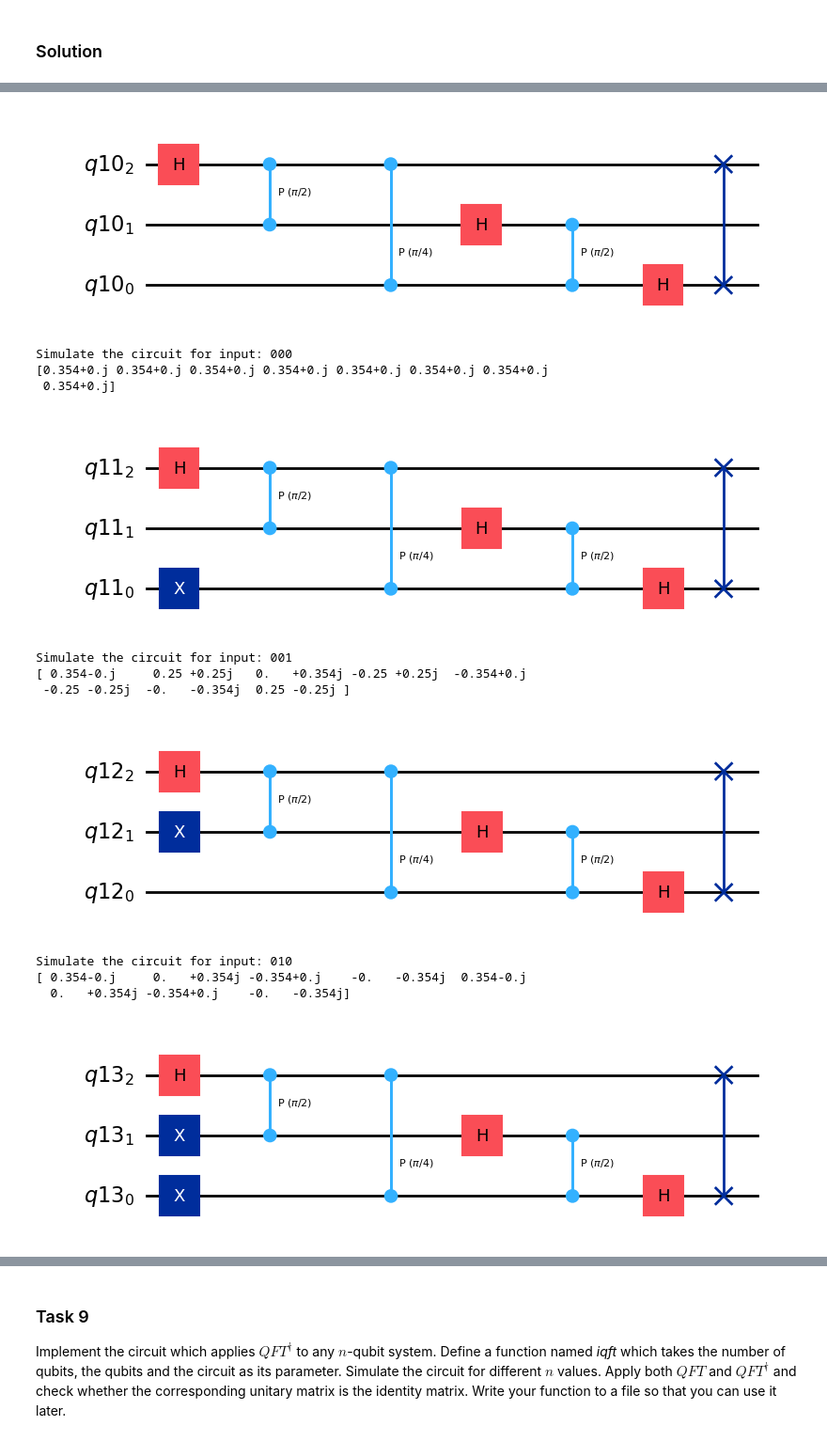
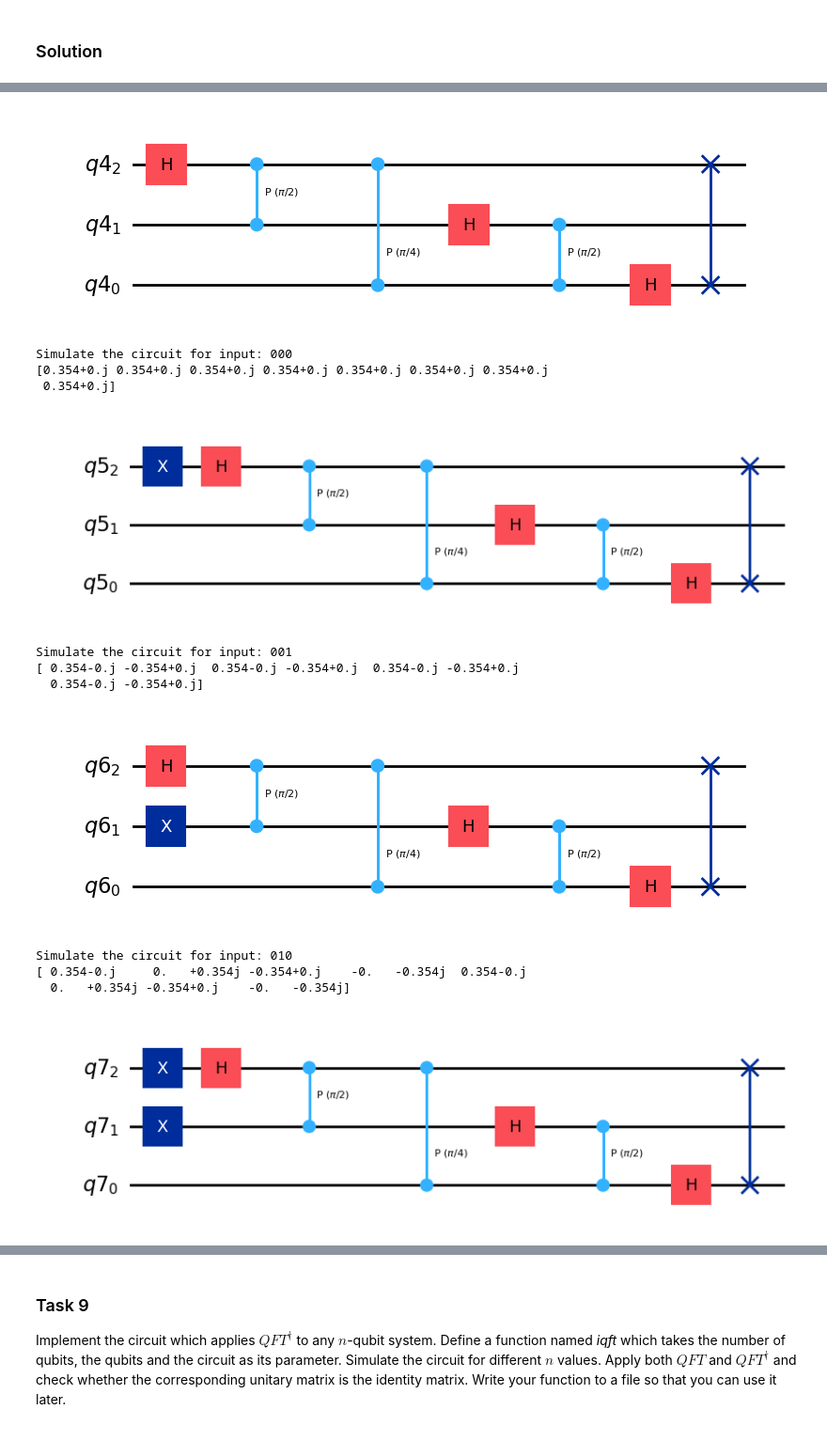
Before and after one commit to ozlemsalehi/cs435, a Jupyter notebook: silver/D02_Quantum_Fourier_Transform_Solutions.ipynb, the cells around one changed output, grey strips where cells are left out. Shown at 94% size. Saved outputs shown, nothing was run; the diff lists cells and outputs as text; code cells hidden in the pictures.

Commit message:
QFT Qiskit ordering

```diff
--- a/silver/D02_Quantum_Fourier_Transform_Solutions.ipynb
+++ b/silver/D02_Quantum_Fourier_Transform_Solutions.ipynb
@@ -232,75 +236,78 @@ Implement the circuit which applies $QFT$ to any $n$-qubit system. Define a func
 # %%
-#%%writefile qft.py
-
 from qiskit import QuantumRegister, ClassicalRegister, QuantumCircuit
-from qiskit_aer import StatevectorSimulator
 from math import pi
 
 def qft(n, qubits, circuit):
-    #For each qubit
-    for i in range(n):
+    # Qiskit ordering: qubits[n-1] is the most significant qubit (j_1 in the text)
+    # and qubits[0] is the least significant qubit (j_n in the text).
+
+    #For each qubit, starting from the most significant one
+    for i in range(n-1,-1,-1):
         #Apply Hadamard to the qubit
         circuit.h(qubits[i])
 
         #Apply CR_k gates where j is the control and i is the target
         k=2 #We start with k=2
-        for j in range(i+1,n):
-            #Apply CR_k gate
-            circuit.cp(pi*2/2**(k), qubits[j],qubits[i])
+        for j in range(i-1,-1,-1):
+            circuit.cp(2*pi/2**k, qubits[j],qubits[i])
             k=k+1 #Increment k at each step
 
+    #Swap the qubits
     for i in range(n//2):
         circuit.swap(qubits[i],qubits[n-i-1])
 # %%
+import numpy as np
+from qiskit import QuantumRegister, QuantumCircuit
+from qiskit_aer import StatevectorSimulator
+from qiskit.quantum_info import Operator
+from qiskit.circuit.library import QFTGate
+
+n=3
+
 inputs = ['000','001','010','011','100','101','110','111']
-n = 3
 
 for input in inputs:
 
     #Create n qubits
     q2=QuantumRegister(n)
 
     #Create circuit
     qc2 = QuantumCircuit(q2)
 
     #initialization
     if input[0]=='1':
-        qc2.x(q2[0])
+      qc2.x(q2[2])
 
     if input[1]=='1':
         qc2.x(q2[1])
 
     if input[2]=='1':
-        qc2.x(q2[2])
-
+        qc2.x(q2[0])
 
     #Call qft function
     qft(n,q2,qc2)
-
-    #Reverse the qubits
-    qc2 = qc2.reverse_bits()
 
     #Printing circuit
     display(qc2.draw('mpl', reverse_bits=True))
 
     #Simulating circuit
     print('Simulate the circuit for input:', input)
     job = StatevectorSimulator().run(qc2)
     v2=job.result().get_statevector(qc2,decimals=3)
 
     print(v2.data)
 # %% [output]
-[figure, old version]
+[figure, new version]
 Simulate the circuit for input: 000
 [0.354+0.j 0.354+0.j 0.354+0.j 0.354+0.j 0.354+0.j 0.354+0.j 0.354+0.j
  0.354+0.j]
-[figure, old version]
+[figure, new version]
 Simulate the circuit for input: 001
-[ 0.354-0.j     0.25 +0.25j   0.   +0.354j -0.25 +0.25j  -0.354+0.j
- -0.25 -0.25j  -0.   -0.354j  0.25 -0.25j ]
+[ 0.354-0.j -0.354+0.j  0.354-0.j -0.354+0.j  0.354-0.j -0.354+0.j
+  0.354-0.j -0.354+0.j]
-[figure, old version]
+[figure, new version]
 Simulate the circuit for input: 010
 [ 0.354-0.j     0.   +0.354j -0.354+0.j    -0.   -0.354j  0.354-0.j
   0.   +0.354j -0.354+0.j    -0.   -0.354j]
-[figure, old version]
+[figure, new version]
 Simulate the circuit for input: 011
```
Also changed, not shown: parts of 13 cells of this notebook, 1 other file.
